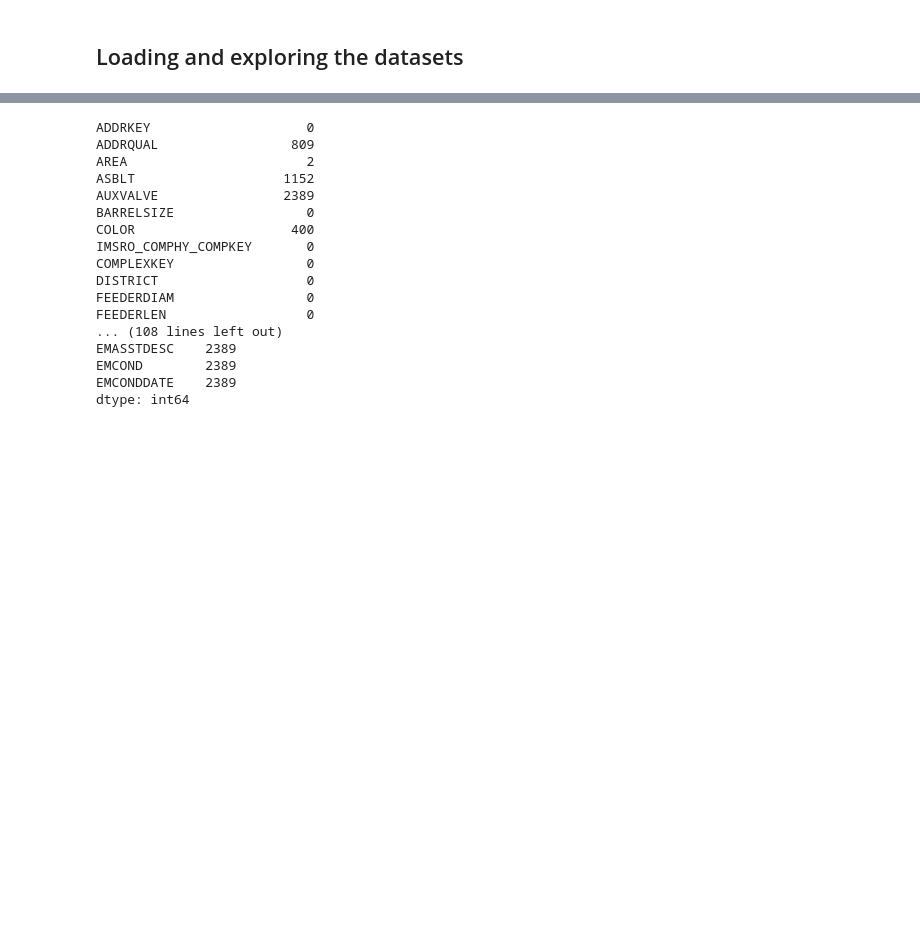
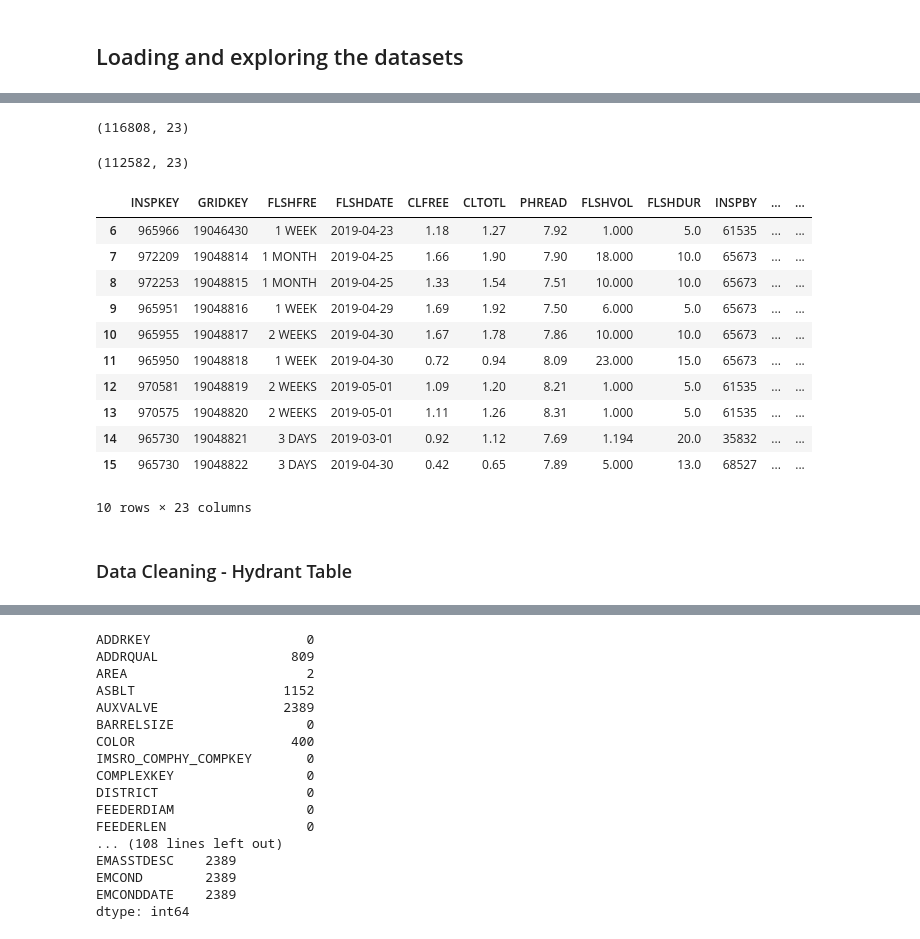
Before and after one commit to ellanguyen-rop/Flushing_Assignments, a Jupyter notebook: Flushing Analytics.ipynb, the cells around one changed output, grey strips where cells are left out. Cells and saved outputs as stored; diff of their text form; code cells hidden in the pictures; blank space fills up the shorter version.

Commit message:
Data clean up and add TODO for data cleaning part

```diff
--- a/Flushing Analytics.ipynb
+++ b/Flushing Analytics.ipynb
@@ -34,18 +66,20 @@ Successfully installed et-xmlfile-1.1.0 openpyxl-3.1.5
 import pandas as pd
 import matplotlib.pyplot as plt
 import numpy as np
+import copy
 
 from sklearn.model_selection import train_test_split
 from sklearn.linear_model import LinearRegression
 from sklearn.metrics import mean_squared_error as mse
+from pyproj import Proj, transform
 
 # file_path = '/EllaTesting/Files/Repairs_2018_2023.xlsx'
 
 # print(file_path)
 
 # Creating DataFrames from spreadsheets
-all_hydrants_filepath = "Qry_AllHY.xlsx"
-flushing_history_filepath = "Qry_FlushHistory.xlsx"
+all_hydrants_filepath = "Qry_AllHY.csv"
+flushing_history_filepath = "Qry_FlushHistory.csv"
 
-all_hydrants_df = pd.read_excel(all_hydrants_filepath)
-flushing_history_df = pd.read_excel(flushing_history_filepath)
+all_hydrants_df = pd.read_csv(all_hydrants_filepath)
+flushing_history_df = pd.read_csv(flushing_history_filepath)
@@ -76,3 +90,32 @@ copied_all_hydrants_df.describe()
 # %%
 # Creating a copy of the Flushing History DataFrame
 copied_flushing_history_df = copy.deepcopy(flushing_history_df)
+# %%
+#delete all unnecessary columns
+copied_flushing_history_df = copied_flushing_history_df.drop(columns={'FLSHTIME3', 'FLSHTIME4', 'FLSHTIME5', 'FLSHTIME6', 'FLSHTIME7', 'FLSHTIME8', 'FLSHTIME9', 'FLSHTIME10', 'FLSHTIME11', 'FLSHVOL1', 'FLSHVOL2', 'FLSHVOL3', 'FLSHVOL4', 'FLSHVOL5', 'FLSHVOL6', 'FLSHVOL7', 'FLSHVOL8', 'FLSHVOL9', 'FLSHVOL10', 'FLSHVOL11', 'CLFREE3',
+                                                                      'CLFREE4', 'CLFREE5', 'CLFREE6', 'CLFREE7', 'CLFREE8', 'CLFREE9', 'CLFREE10', 'CLFREE11', 'CLTOTL3', 'CLTOTL4', 'CLTOTL5', 'CLTOTL6', 'CLTOTL7', 'CLTOTL8', 'CLTOTL9', 'CLTOTL10', 'CLTOTL11', 'ADDBY', 'ADDDTTM', 'MODBY', 'MODDTTM', 'REMARKS', 'FLSHTIME', 'FLUSHNC', 'NFREASON' })
+# %%
+copied_flushing_history_df.shape
+# %% [output]
+(116808, 23)
+# %%
+copied_flushing_history_df = copied_flushing_history_df.dropna(subset=['FLSHFRE', 'FLSHDATE', 'CLFREE', 'CLTOTL', 'PHREAD', 'FLSHVOL', 'FLSHDUR', 'COMPKEY'])
+# %%
+copied_flushing_history_df.shape
+# %% [output]
+(112582, 23)
+# %%
+copied_flushing_history_df.head(10)
+# %% [output]
+|  | INSPKEY | GRIDKEY | FLSHFRE | FLSHDATE | CLFREE | CLTOTL | PHREAD | FLSHVOL | FLSHDUR | INSPBY | ... | ... |
+| 6 | 965966 | 19046430 | 1 WEEK | 2019-04-23 | 1.18 | 1.27 | 7.92 | 1.000 | 5.0 | 61535 | ... | ... |
+| 7 | 972209 | 19048814 | 1 MONTH | 2019-04-25 | 1.66 | 1.90 | 7.90 | 18.000 | 10.0 | 65673 | ... | ... |
+| 8 | 972253 | 19048815 | 1 MONTH | 2019-04-25 | 1.33 | 1.54 | 7.51 | 10.000 | 10.0 | 65673 | ... | ... |
+| 9 | 965951 | 19048816 | 1 WEEK | 2019-04-29 | 1.69 | 1.92 | 7.50 | 6.000 | 5.0 | 65673 | ... | ... |
+| 10 | 965955 | 19048817 | 2 WEEKS | 2019-04-30 | 1.67 | 1.78 | 7.86 | 10.000 | 10.0 | 65673 | ... | ... |
+| 11 | 965950 | 19048818 | 1 WEEK | 2019-04-30 | 0.72 | 0.94 | 8.09 | 23.000 | 15.0 | 65673 | ... | ... |
+| 12 | 970581 | 19048819 | 2 WEEKS | 2019-05-01 | 1.09 | 1.20 | 8.21 | 1.000 | 5.0 | 61535 | ... | ... |
+| 13 | 970575 | 19048820 | 2 WEEKS | 2019-05-01 | 1.11 | 1.26 | 8.31 | 1.000 | 5.0 | 61535 | ... | ... |
+| 14 | 965730 | 19048821 | 3 DAYS | 2019-03-01 | 0.92 | 1.12 | 7.69 | 1.194 | 20.0 | 35832 | ... | ... |
+| 15 | 965730 | 19048822 | 3 DAYS | 2019-04-30 | 0.42 | 0.65 | 7.89 | 5.000 | 13.0 | 68527 | ... | ... |
+10 rows × 23 columns
@@ -78,0 +128,2 @@ copied_flushing_history_df = copy.deepcopy(flushing_history_df)
+# %% [markdown]
+### Data Cleaning - Hydrant Table
```
Also changed, not shown: parts of 30 cells of this notebook, 3 other files.
